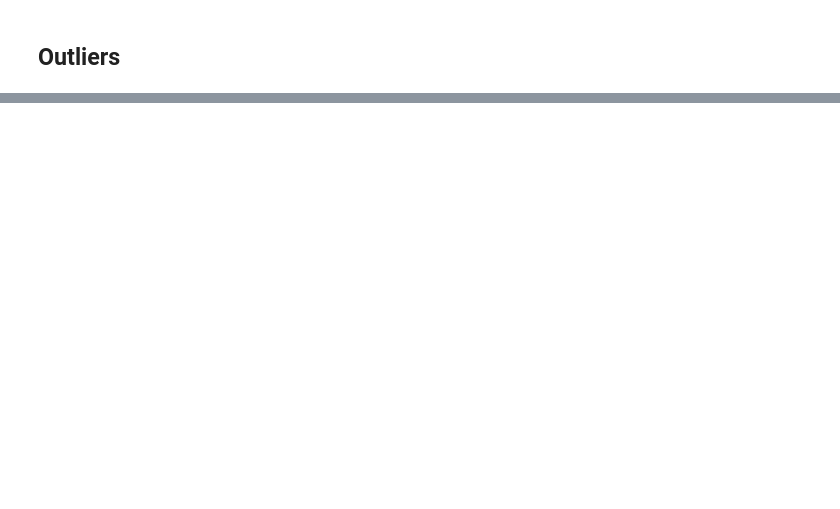
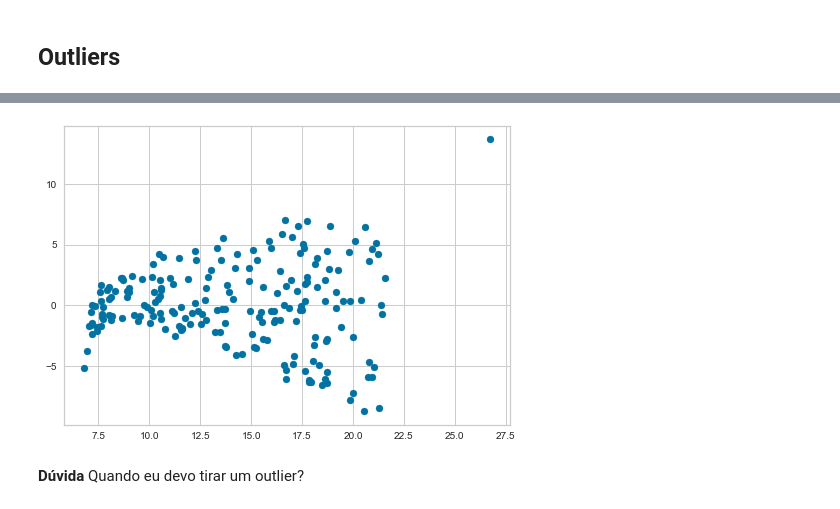
Before and after one commit to caioba1110/introduction_statistical_learning, a Jupyter notebook: chapter_3_problems.ipynb, the cells around one changed output, grey strips where cells are left out. Saved outputs shown, nothing was run; the diff lists cells and outputs as text; code cells hidden in the pictures; blank space fills up the shorter version.

```diff
--- a/chapter_3_problems.ipynb
+++ b/chapter_3_problems.ipynb
@@ -78,0 +212,8 @@ visualizer.show()                 # Finalize and render the figure
+# %%
+plt.scatter(y_pred_outlier, residuo_outlier, color ='b')
+
+plt.show()
+# %% [output]
+[figure, added]
+# %% [markdown]
+**Dúvida** Quando eu devo tirar um outlier?
```
Also changed, not shown: parts of 24 cells of this notebook, 1 other file.
